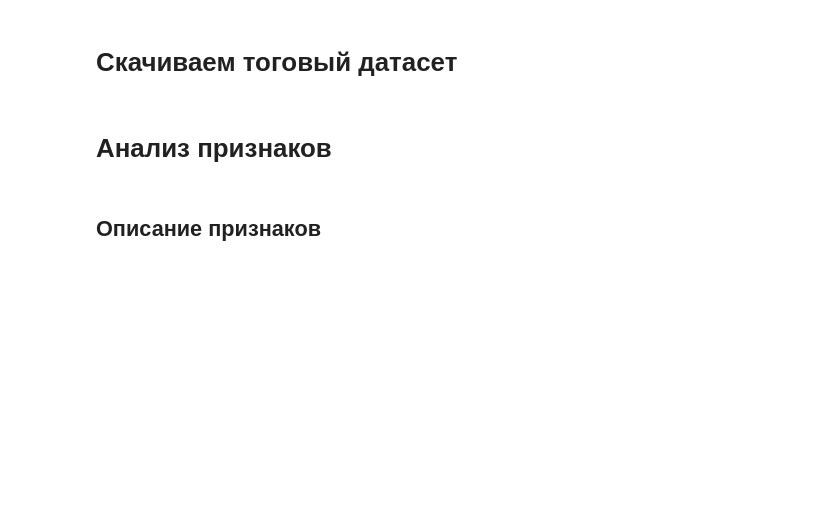
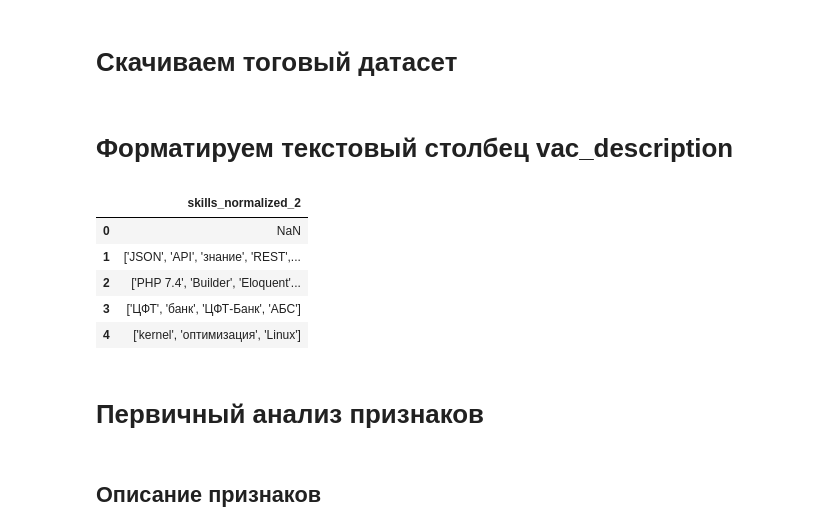
Before and after one commit to leosh1d/gp2, a Jupyter notebook: code/analysis/eda_df_final.ipynb, the cells around one changed output. Saved outputs shown, nothing was run; the diff lists cells and outputs as text; code cells hidden in the pictures; blank space fills up the shorter version.

```diff
--- a/code/analysis/eda_df_final.ipynb
+++ b/code/analysis/eda_df_final.ipynb
@@ -109,3 +109,15 @@ final_df.head()
 # Скачиваем тоговый датасет
 # %%
 final_df.to_csv('final_df.csv', index=False)
+# %% [markdown]
+# Форматируем текстовый столбец vac_description
+# %%
+skills=pd.read_csv('normalized_skills.csv')
+skills.head()
+# %% [output]
+|  | skills_normalized_2 |
+| 0 | NaN |
+| 1 | ['JSON', 'API', 'знание', 'REST',... |
+| 2 | ['PHP 7.4', 'Builder', 'Eloquent'... |
+| 3 | ['ЦФТ', 'банк', 'ЦФТ-Банк', 'АБС'] |
+| 4 | ['kernel', 'оптимизация', 'Linux'] |
@@ -112,5 +126,5 @@ final_df.to_csv('final_df.csv', index=False)
 # %% [markdown]
-# Анализ признаков
+# Первичный анализ признаков
 # %% [markdown]
 ## Описание признаков
 # %%
```
Also changed, not shown: parts of 4 cells of this notebook, 1 other file.
